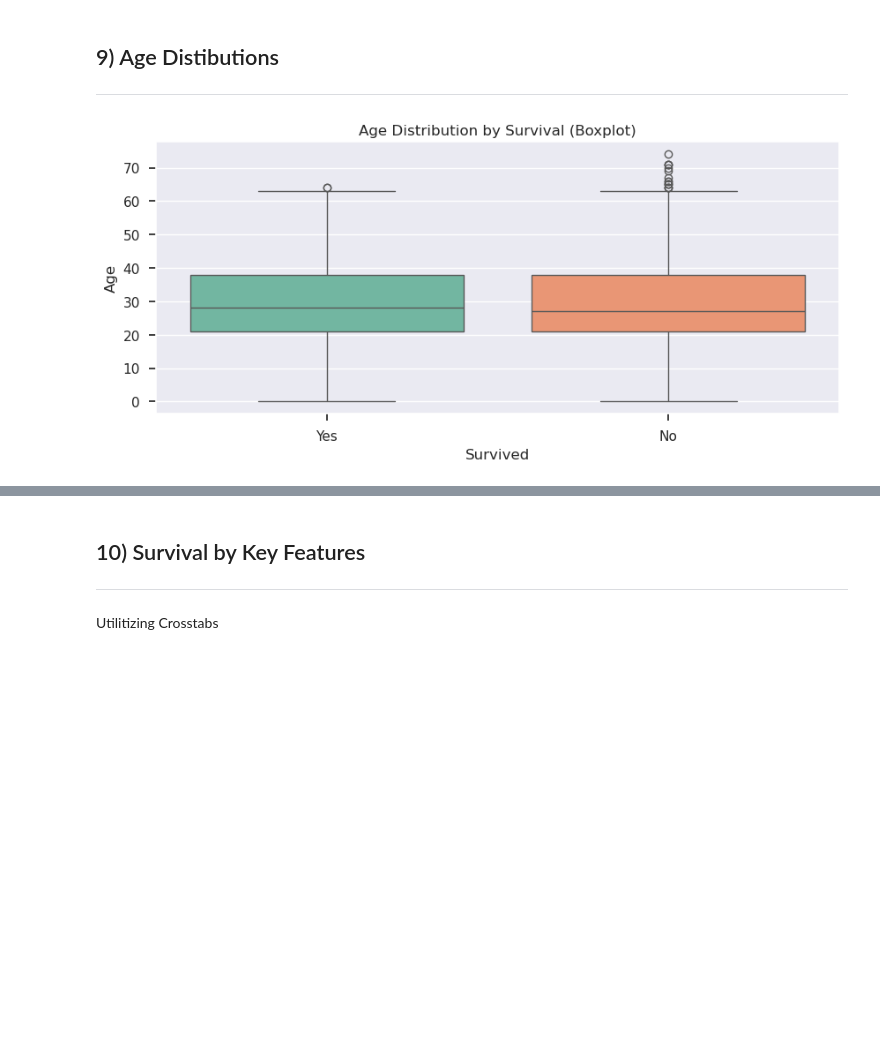
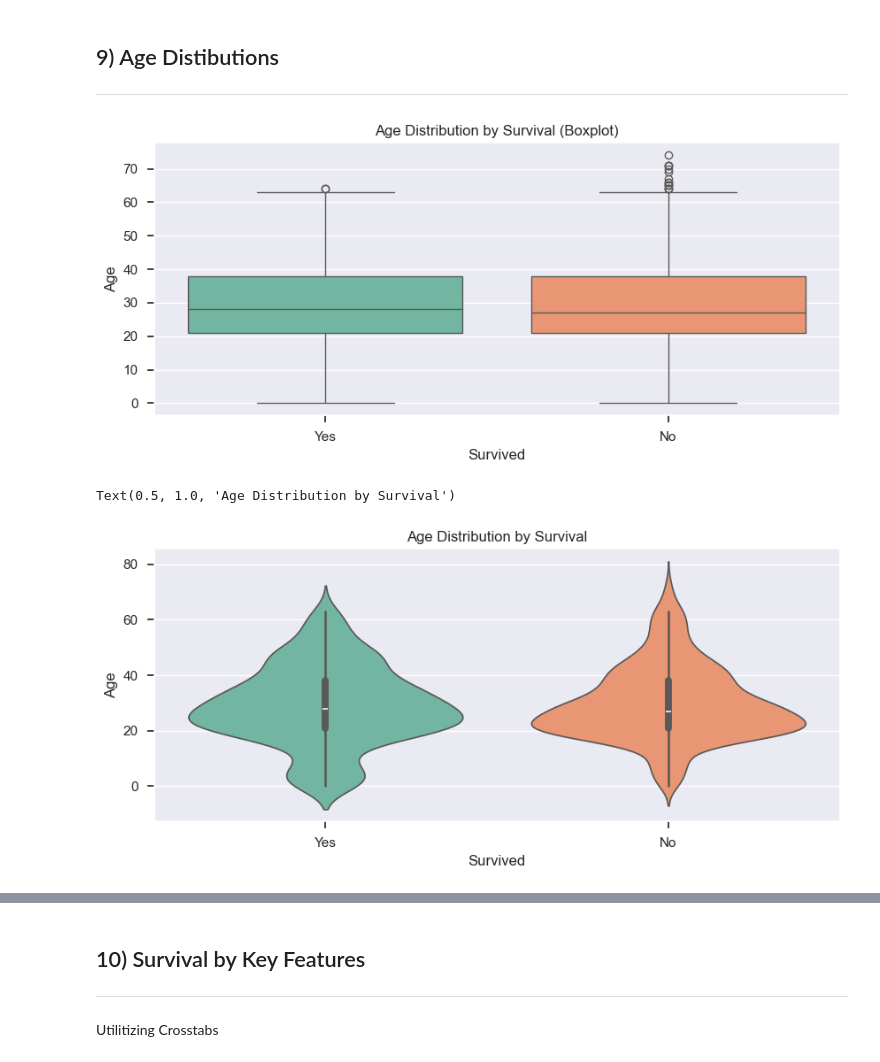
Before and after one commit to dani-aranha/BZIA_VM, a Jupyter notebook: DS/PassengersStart.ipynb, the cells around one changed output, grey strips where cells are left out. Saved outputs shown, nothing was run; the diff lists cells and outputs as text; code cells hidden in the pictures; blank space fills up the shorter version.

```diff
--- a/DS/PassengersStart.ipynb
+++ b/DS/PassengersStart.ipynb
@@ -460,7 +605,38 @@ by Gender and Class
 ## 9) Age Distibutions
 ---
 # %%
+
+import matplotlib.pyplot as plt
+import seaborn as sns
+
+# --- Boxplot ---
+plt.figure(figsize=(10, 4))
+sns.boxplot(
+    data=df,
+    x="Survived", y="Age",
+    palette="Set2",
+    hue="Survived"
+)
+plt.title("Age Distribution by Survival (Boxplot)")
+plt.ylabel("Age")
+plt.xlabel("Survived")
+plt.show()
+
+
+# --- Violin plot ---
+plt.figure(figsize=(10, 4))
+sns.violinplot(
+    data=df,
+    x="Survived", y="Age",
+    split=False,
+    inner="box",
+    palette="Set2",
+    hue="Survived"
+)
+plt.title("Age Distribution by Survival")
 # %% [output]
-[figure, old version]
+[figure, new version]
+Text(0.5, 1.0, 'Age Distribution by Survival')
+[figure, added]
 # %%
 # Violin plot alternative
```
Also changed, not shown: parts of 8 cells of this notebook, 21 other files.
